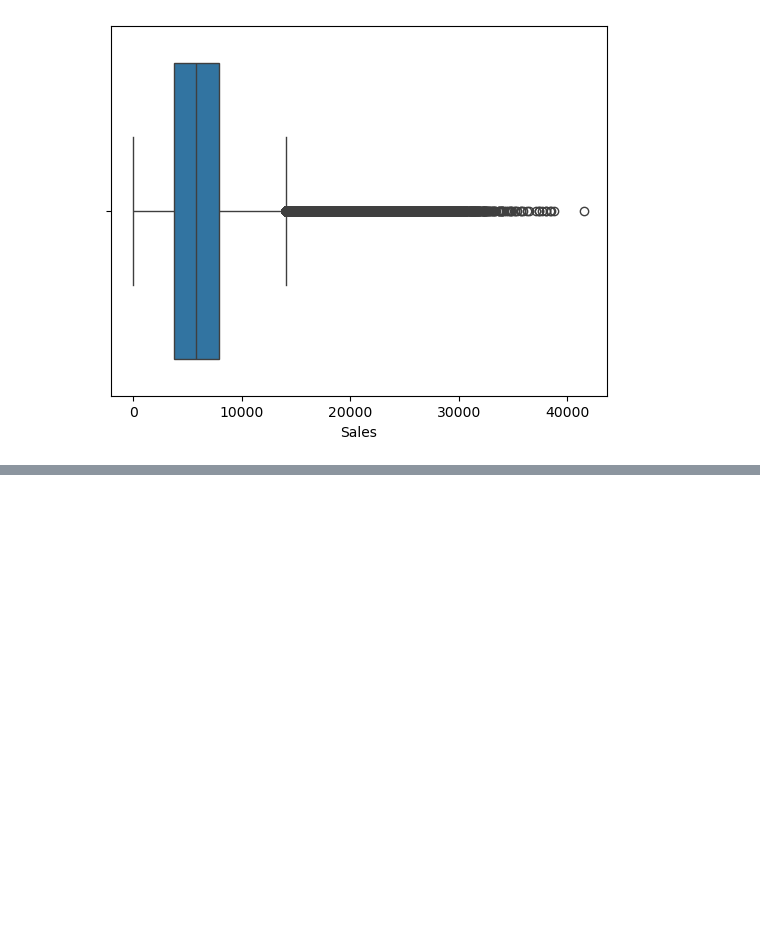
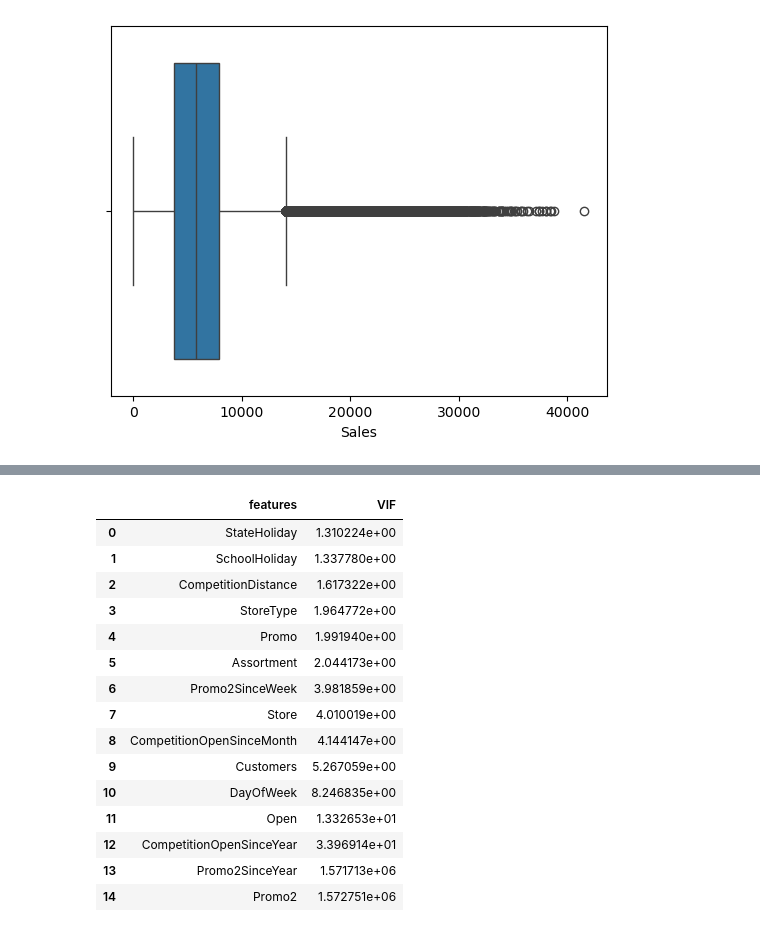
Before and after one commit to Zeyni12/kifiya_week4_assignment, a Jupyter notebook: notebooks/preprocessing.ipynb, the cells around one changed output, grey strips where cells are left out. Saved outputs shown, nothing was run; the diff lists cells and outputs as text; code cells hidden in the pictures; blank space fills up the shorter version.

```diff
--- a/notebooks/preprocessing.ipynb
+++ b/notebooks/preprocessing.ipynb
@@ -127,15 +242,39 @@ df['StateHoliday'] = le.fit_transform(total_df['StateHoliday'])
 # %%
 #Multicollineartiy
+# %%
+# Select only numeric columns
+numeric_columns = total_df.select_dtypes(include=[float, int])
 # %%
 #import the necessary library for calculating variance
 1 # Import the necessary library for calculating Variance Inflation Factor (VIF).
 from statsmodels.stats.outliers_influence import variance_inflation_factor
 # Define a function named 'cale_vif' that calculates the VIF for each column in the input DataFrame 'X'.
-def calc_vif(x):
+def calc_vif(features):
 
 # Calculating VIF
-   vif = pd.df()
-   vif[ "variables"] = X.columns
-   vif["VIF"] = [variance_inflation_factor(X.values, i) for i in range(x.shape[1])]
-
-   return(vif)
+   vif = pd.DataFrame()
+   vif[ "features"] =features
+   vif["VIF"] = [variance_inflation_factor(numeric_columns[features].values, i) for i in range(len(features))]
+   return vif.sort_values(by=["VIF"]).reset_index(drop=True)
+#calc_vif(total_df[[i for i in total_df.describe().columns if i  not in ['Sales']]])
+# %%
+features = numeric_columns.drop(columns=['Sales']).columns.to_list()
+vif = calc_vif(features)
+vif
+# %% [output]
+|  | features | VIF |
+| 0 | StateHoliday | 1.310224e+00 |
+| 1 | SchoolHoliday | 1.337780e+00 |
+| 2 | CompetitionDistance | 1.617322e+00 |
+| 3 | StoreType | 1.964772e+00 |
+| 4 | Promo | 1.991940e+00 |
+| 5 | Assortment | 2.044173e+00 |
+| 6 | Promo2SinceWeek | 3.981859e+00 |
+| 7 | Store | 4.010019e+00 |
+| 8 | CompetitionOpenSinceMonth | 4.144147e+00 |
+| 9 | Customers | 5.267059e+00 |
+| 10 | DayOfWeek | 8.246835e+00 |
+| 11 | Open | 1.332653e+01 |
+| 12 | CompetitionOpenSinceYear | 3.396914e+01 |
+| 13 | Promo2SinceYear | 1.571713e+06 |
+| 14 | Promo2 | 1.572751e+06 |
```
Also changed, not shown: parts of 24 cells of this notebook, 3 other files.
